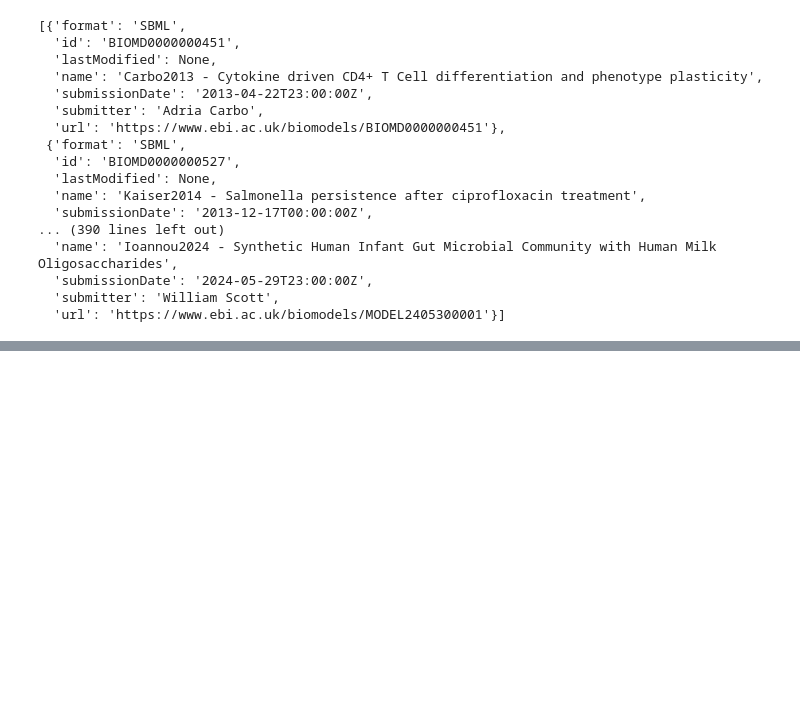
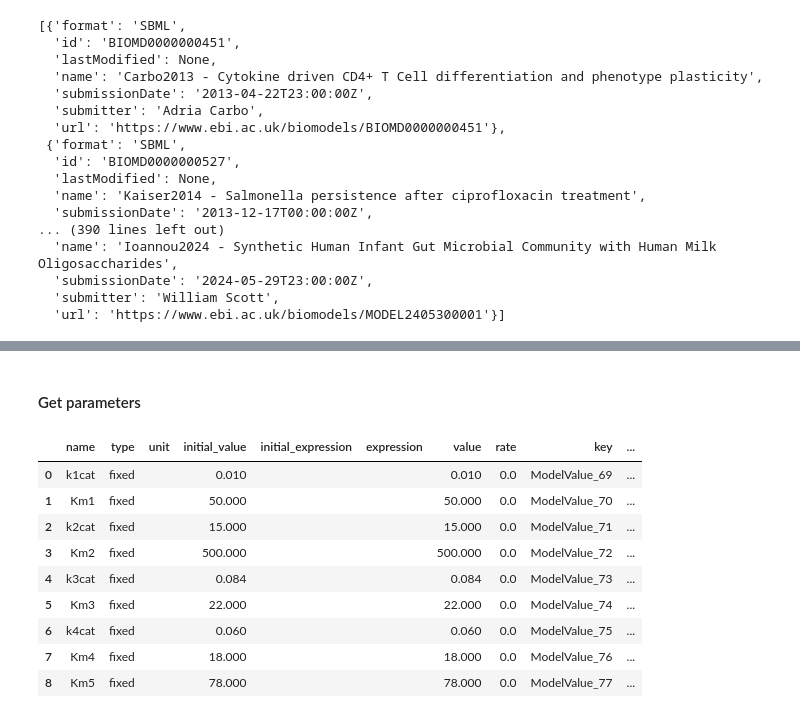
Before and after one commit to VirtualPatientEngine/AIAgents4Pharma, a Jupyter notebook: docs/notebooks/talk2biomodels/benchmark/expected_asnwers_basico.ipynb, the cells around one changed output, grey strips where cells are left out. Cells and saved outputs as stored; diff of their text form; code cells hidden in the pictures; blank space fills up the shorter version.

```diff
--- a/docs/notebooks/talk2biomodels/benchmark/expected_asnwers_basico.ipynb
+++ b/docs/notebooks/talk2biomodels/benchmark/expected_asnwers_basico.ipynb
@@ -376,0 +448,27 @@ results
+# %% [markdown]
+#### Get parameters
+# %%
+df = basico.model_info.get_parameters(model=mod_precision)
+df.reset_index(inplace=True)
+df[["name", "type", "unit", "initial_value", "display_name"]].to_csv(r'./tables/parameters_537.csv', index=False)
+
+df = basico.model_info.get_parameters(model=mod_epidemiology)
+df.reset_index(inplace=True)
+df[["name", "type", "unit", "initial_value", "display_name"]].to_csv(r'./tables/parameters_971.csv', index=False)
+
+df = basico.model_info.get_parameters(model=mod_theory)
+df.reset_index(inplace=True)
+df[["name", "type", "unit", "initial_value", "display_name"]].to_csv(r'./tables/parameters_27.csv', index=False)
+# %%
+df
+# %% [output]
+|  | name | type | unit | initial_value | initial_expression | expression | value | rate | key | ... |
+| 0 | k1cat | fixed |  | 0.010 |  |  | 0.010 | 0.0 | ModelValue_69 | ... |
+| 1 | Km1 | fixed |  | 50.000 |  |  | 50.000 | 0.0 | ModelValue_70 | ... |
+| 2 | k2cat | fixed |  | 15.000 |  |  | 15.000 | 0.0 | ModelValue_71 | ... |
+| 3 | Km2 | fixed |  | 500.000 |  |  | 500.000 | 0.0 | ModelValue_72 | ... |
+| 4 | k3cat | fixed |  | 0.084 |  |  | 0.084 | 0.0 | ModelValue_73 | ... |
+| 5 | Km3 | fixed |  | 22.000 |  |  | 22.000 | 0.0 | ModelValue_74 | ... |
+| 6 | k4cat | fixed |  | 0.060 |  |  | 0.060 | 0.0 | ModelValue_75 | ... |
+| 7 | Km4 | fixed |  | 18.000 |  |  | 18.000 | 0.0 | ModelValue_76 | ... |
+| 8 | Km5 | fixed |  | 78.000 |  |  | 78.000 | 0.0 | ModelValue_77 | ... |
```
Also changed, not shown: parts of 23 cells of this notebook, 1 other file.
